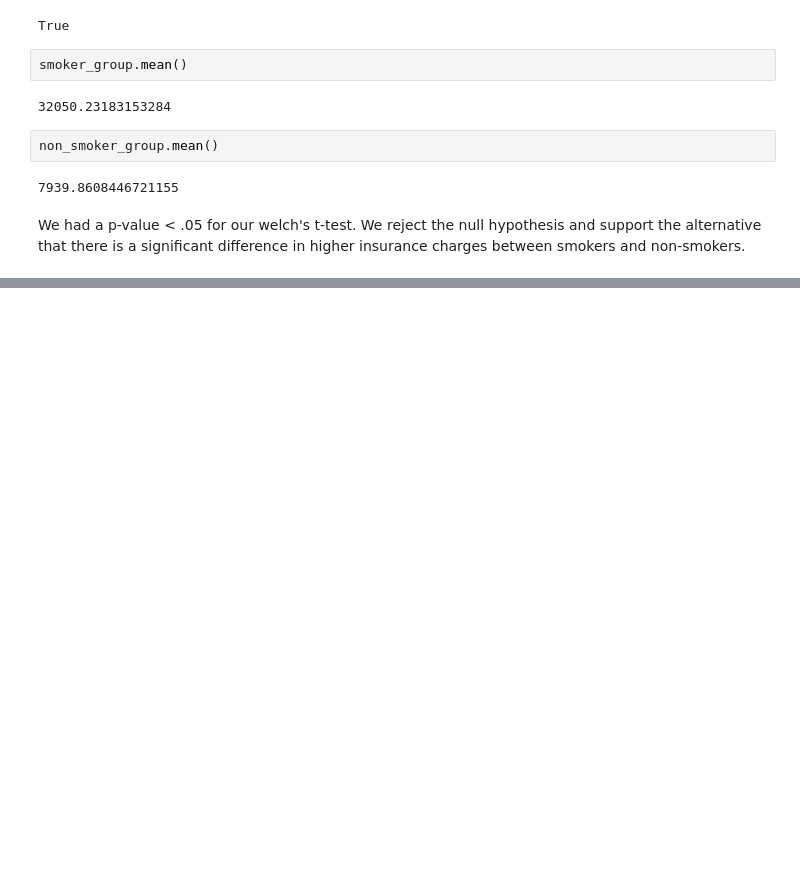
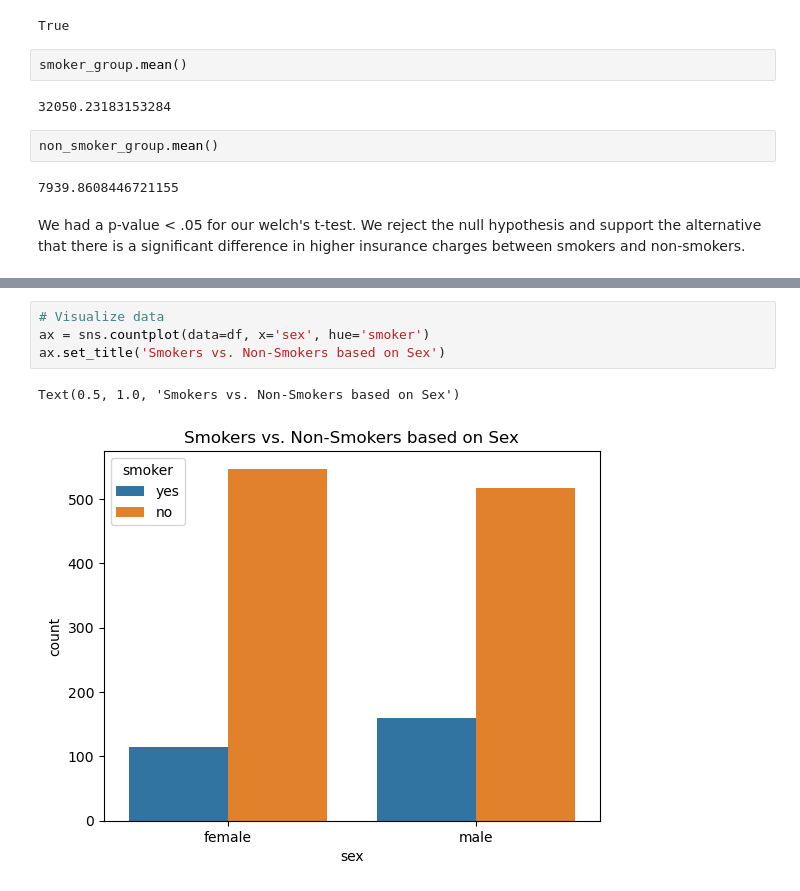
Before and after one commit to JmB17/Hypothesis-Testing-with-Insurance-Data-Core, a Jupyter notebook: Hypothesis Testing with Insurance Data (Core).ipynb, the cells around one changed output, grey strips where cells are left out. Saved outputs shown, nothing was run; the diff lists cells and outputs as text; blank space fills up the shorter version.

```diff
--- a/Hypothesis Testing with Insurance Data (Core).ipynb
+++ b/Hypothesis Testing with Insurance Data (Core).ipynb
@@ -247,0 +289,7 @@ We had a p-value < .05 for our welch's t-test. We reject the null hypothesis and
+# %%
+# Visualize data
+ax = sns.countplot(data=df, x='sex', hue='smoker')
+ax.set_title('Smokers vs. Non-Smokers based on Sex')
+# %% [output]
+Text(0.5, 1.0, 'Smokers vs. Non-Smokers based on Sex')
+[figure, added]
```
Also changed, not shown: parts of 35 cells of this notebook.
